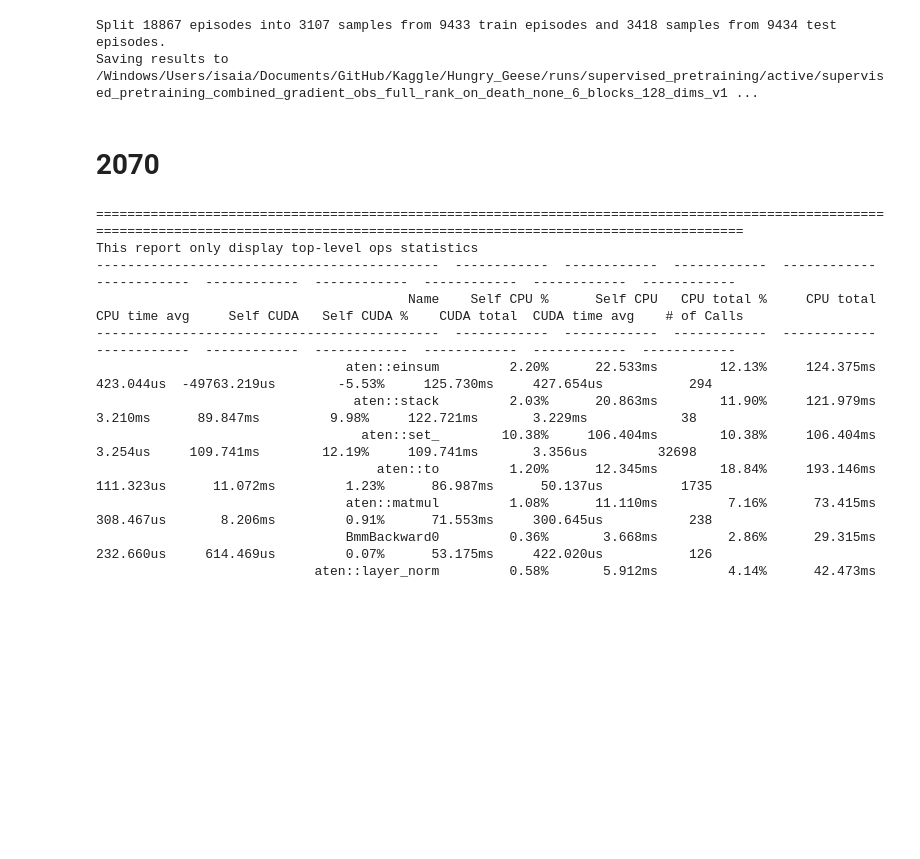
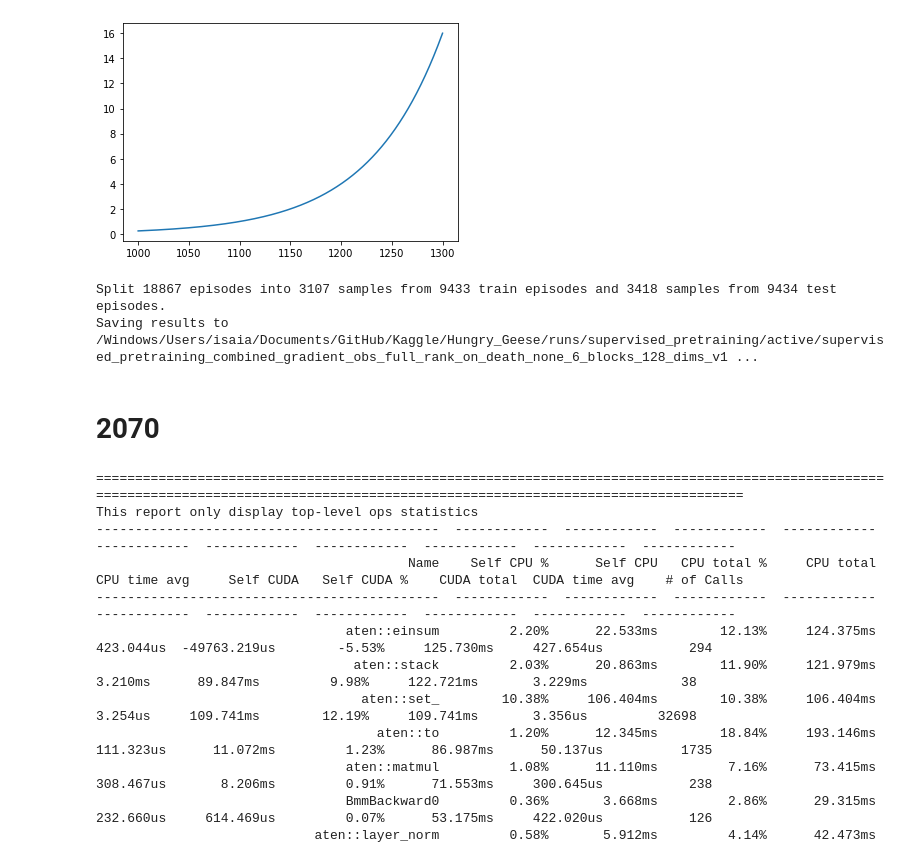
Before and after one commit to IsaiahPressman/Kaggle_Hungry_Geese, a Jupyter notebook: Debugging_and_miscellaneous.ipynb, the cells around one changed output. Cells and saved outputs as stored; diff of their text form; code cells hidden in the pictures; blank space fills up the shorter version.

```diff
--- a/Debugging_and_miscellaneous.ipynb
+++ b/Debugging_and_miscellaneous.ipynb
@@ -1,3 +56,16 @@
+# %%
+from pathlib import Path
+import matplotlib.pyplot as plt
+import numpy as np
+import tqdm
+
+def mmr_to_importance(mmr: float) -> float:
+    mmr_normalized = (mmr - 1100) / 50.
+    return 2 ** mmr_normalized
+
+plt.plot(np.linspace(1000, 1300, 1000), [mmr_to_importance(m) for m in np.linspace(1000, 1300, 1000)]);
+# %% [output]
+[figure, added]
 # %%
 import numpy as np
 from pathlib import Path
```
Also changed, not shown: parts of 7 cells of this notebook, 12 other files.
